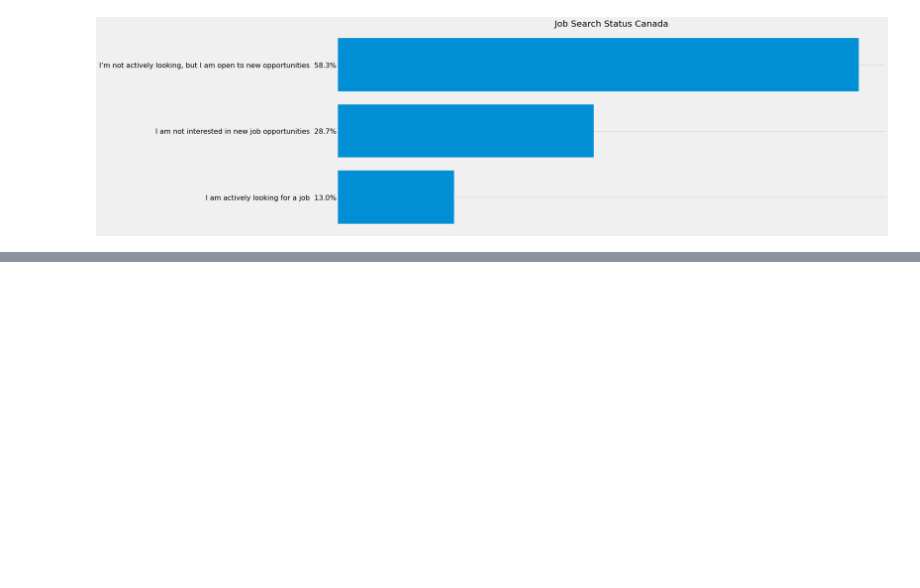
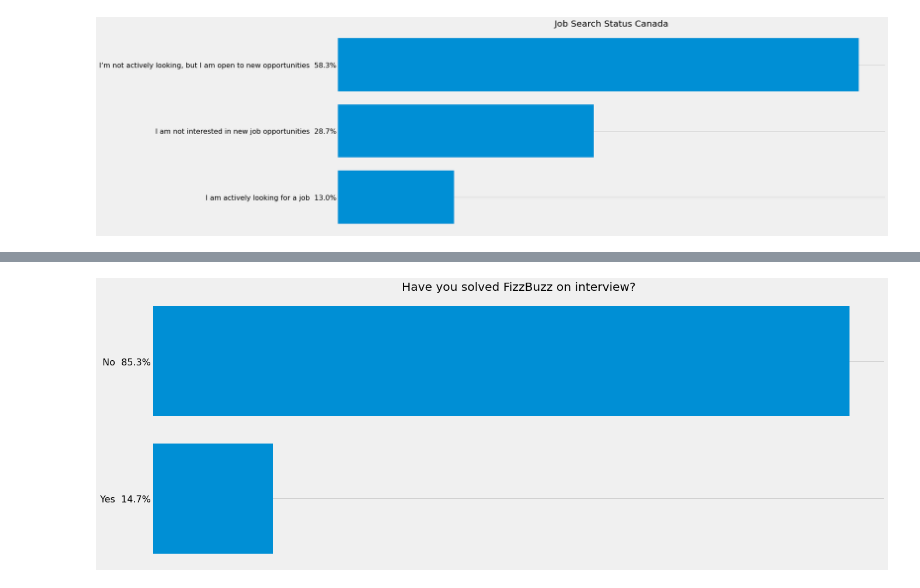
Before and after one commit to qristinius/Stackoverflow-Survey-2019, a Jupyter notebook: dev_survey_results_2019.ipynb, the cells around one changed output, grey strips where cells are left out. Cells and saved outputs as stored; diff of their text form; code cells hidden in the pictures; blank space fills up the shorter version.

```diff
--- a/dev_survey_results_2019.ipynb
+++ b/dev_survey_results_2019.ipynb
@@ -1771,0 +1783,22 @@ See the caveats in the documentation: https://pandas.pydata.org/pandas-docs/stab
+# %%
+FizzBuzz = data["FizzBuzz"]
+FizzBuzz.dropna(inplace = True)
+
+
+counted  = Counter(FizzBuzz)
+
+items  = counted.items()
+
+key_Phrases = []
+Quantity = []
+
+for item in items:
+    key_Phrases.append(item[0])
+    Quantity.append(item[1])
+
+key_Phrases.reverse()
+Quantity.reverse()
+
+Build_Barh_sizes( key_Phrases , Quantity, FizzBuzz ,"fivethirtyeight", False , (20,8), "Have you solved FizzBuzz on interview?")
+# %% [output]
+[figure, added]
```
Also changed, not shown: parts of 10 cells of this notebook.
